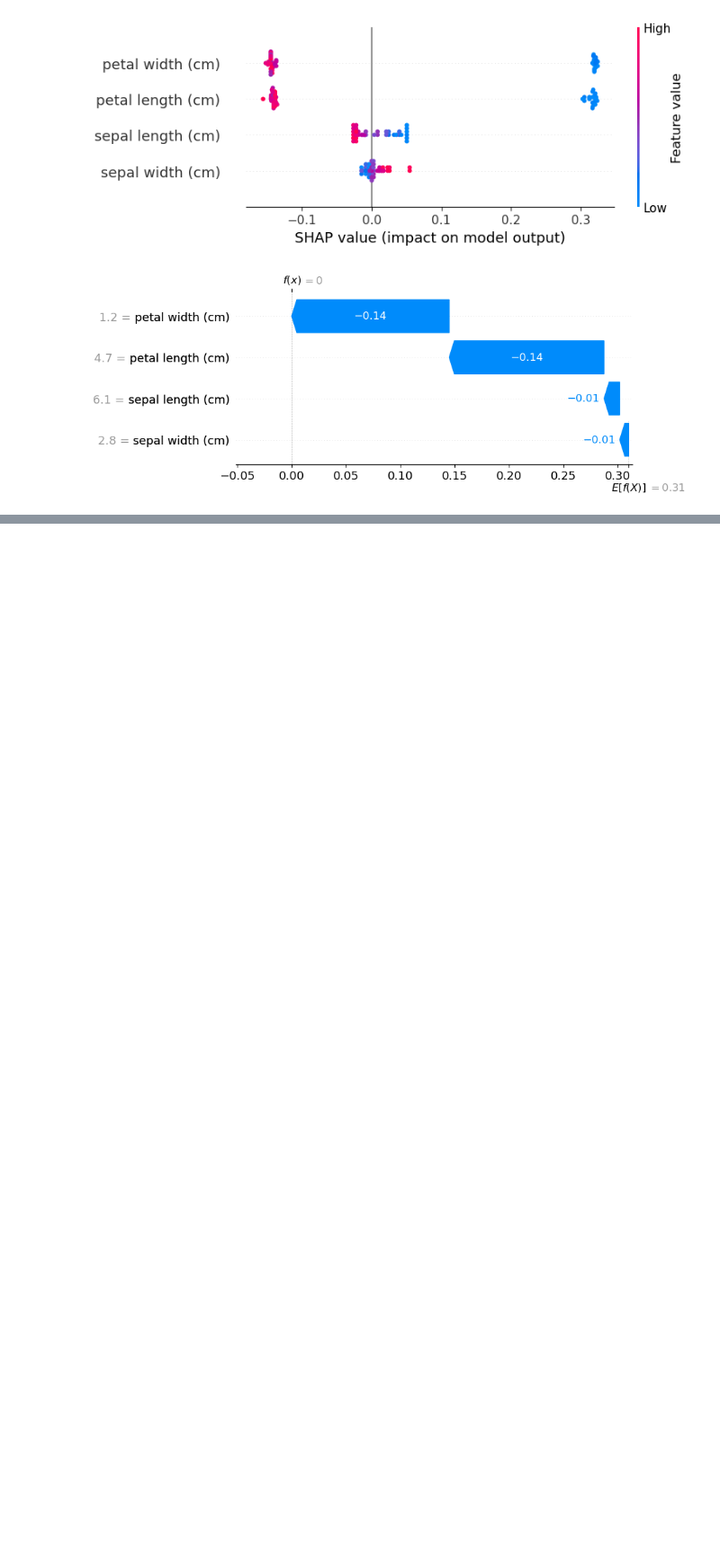
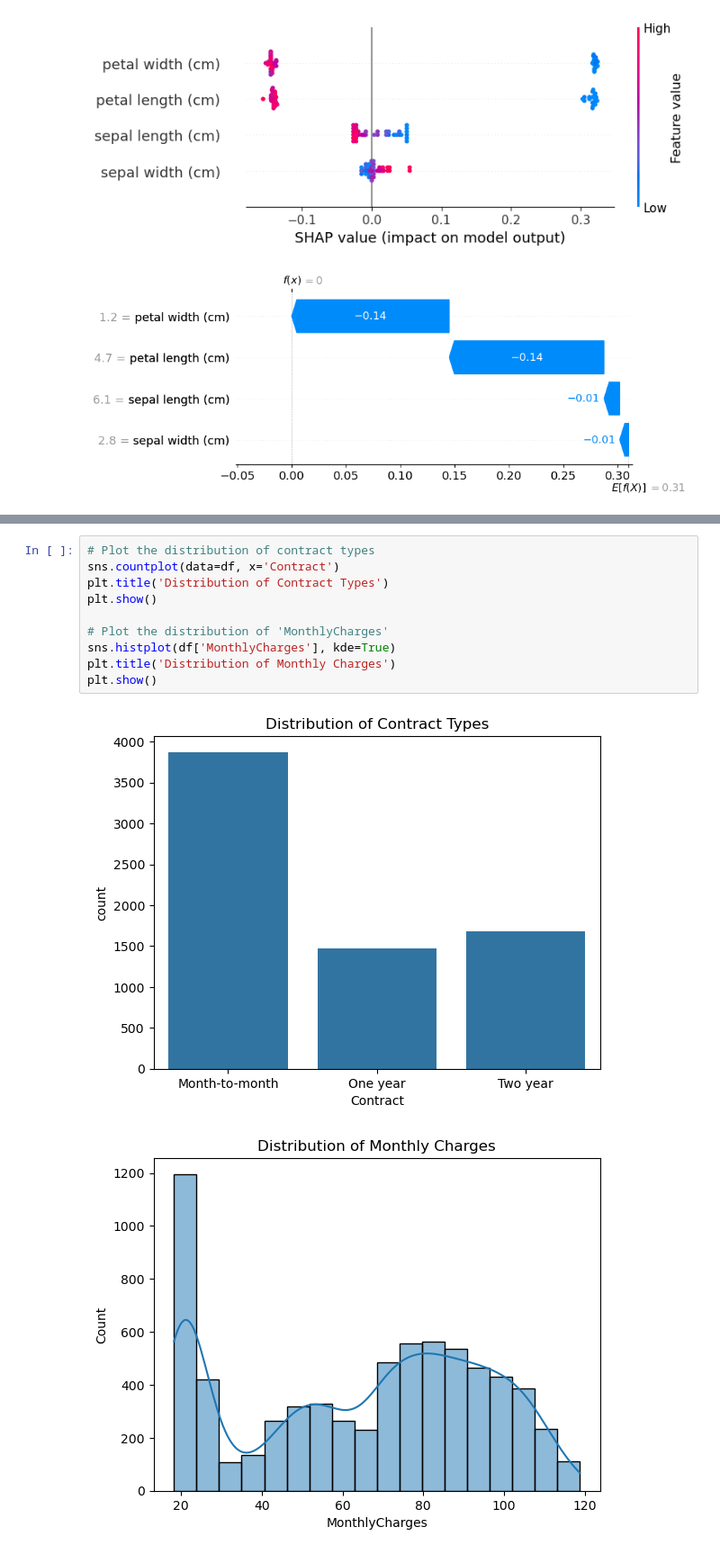
Before and after one commit to rmd360/machinelearningproject, a Jupyter notebook: Customer Churn Prediction.ipynb, the cells around one changed output, grey strips where cells are left out. Shown at 90% size. Cells and saved outputs as stored; diff of their text form; blank space fills up the shorter version.

```diff
--- a/Customer Churn Prediction.ipynb
+++ b/Customer Churn Prediction.ipynb
@@ -294,0 +316,13 @@ shap.plots.waterfall(shap_values[i, :, 0])
+# %%
+# Plot the distribution of contract types
+sns.countplot(data=df, x='Contract')
+plt.title('Distribution of Contract Types')
+plt.show()
+
+# Plot the distribution of 'MonthlyCharges'
+sns.histplot(df['MonthlyCharges'], kde=True)
+plt.title('Distribution of Monthly Charges')
+plt.show()
+# %% [output]
+[figure, added]
+[figure, added]
```
Also changed, not shown: parts of 5 cells of this notebook.
